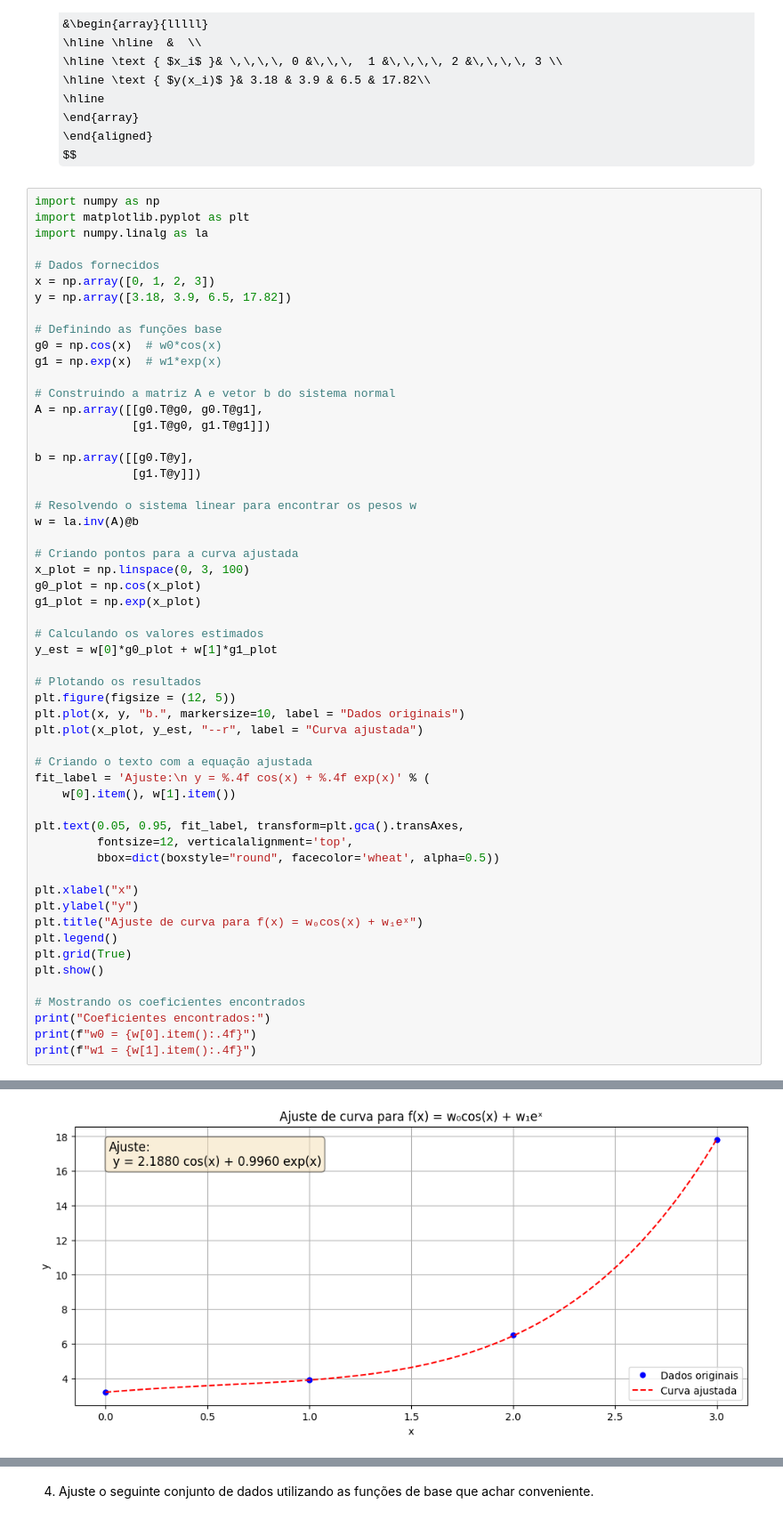
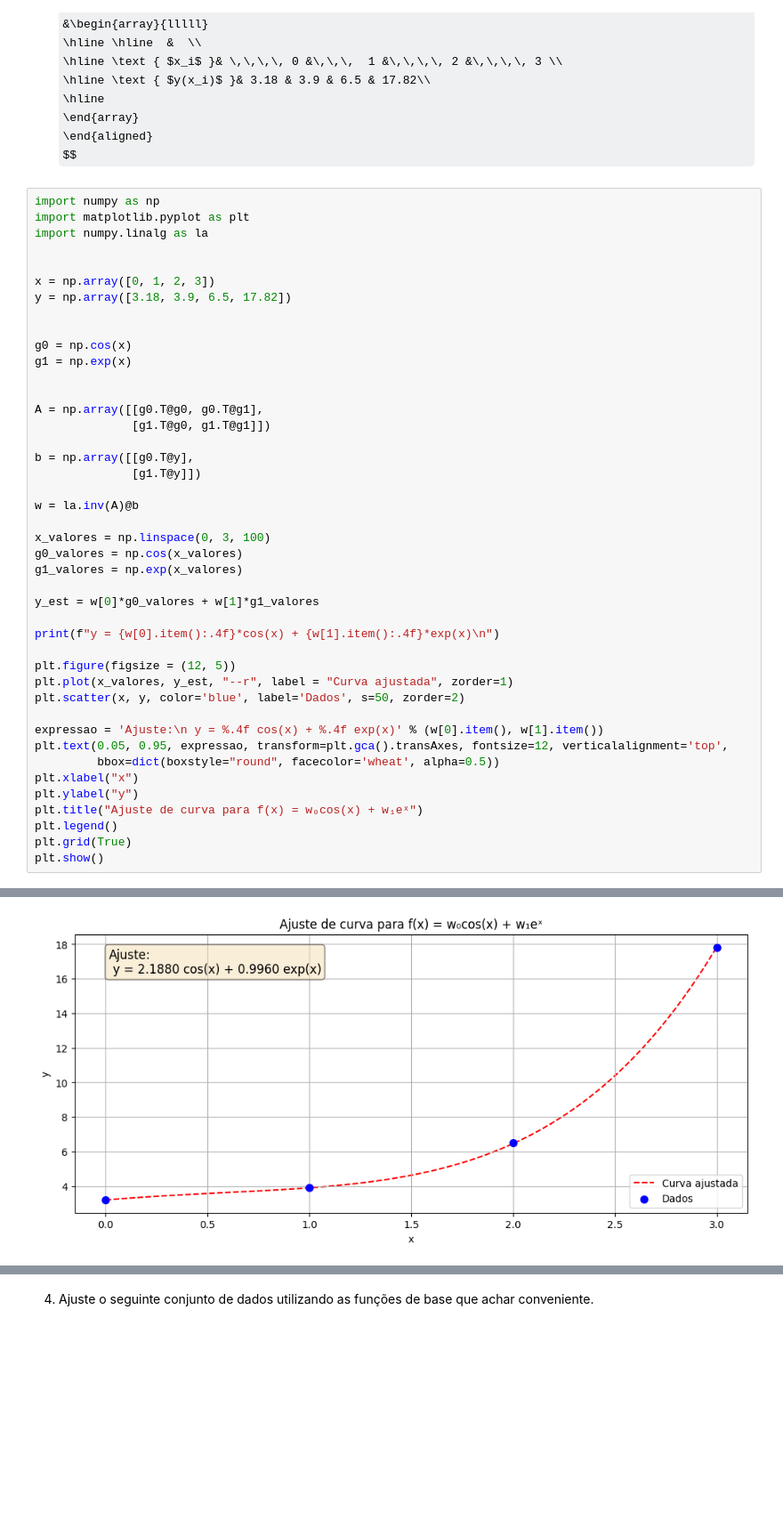
Before and after one commit to DanielMedeiros1/LAB-CN, a Jupyter notebook: Lab_03.ipynb, the cells around one changed output, grey strips where cells are left out. Shown at 89% size. Saved outputs shown, nothing was run; the diff lists cells and outputs as text; some formulas as TeX source; blank space fills up the shorter version.

```diff
--- a/Lab_03.ipynb
+++ b/Lab_03.ipynb
@@ -283,54 +334,42 @@ import numpy as np
 import matplotlib.pyplot as plt
 import numpy.linalg as la
 
-# Dados fornecidos
+
 x = np.array([0, 1, 2, 3])
 y = np.array([3.18, 3.9, 6.5, 17.82])
 
-# Definindo as funções base
-g0 = np.cos(x)  # w0*cos(x)
-g1 = np.exp(x)  # w1*exp(x)
 
-# Construindo a matriz A e vetor b do sistema normal
+g0 = np.cos(x)
+g1 = np.exp(x)
+
+
 A = np.array([[g0.T@g0, g0.T@g1],
               [g1.T@g0, g1.T@g1]])
 
 b = np.array([[g0.T@y],
               [g1.T@y]])
 
-# Resolvendo o sistema linear para encontrar os pesos w
 w = la.inv(A)@b
 
-# Criando pontos para a curva ajustada
-x_plot = np.linspace(0, 3, 100)
-g0_plot = np.cos(x_plot)
-g1_plot = np.exp(x_plot)
+x_valores = np.linspace(0, 3, 100)
+g0_valores = np.cos(x_valores)
+g1_valores = np.exp(x_valores)
 
-# Calculando os valores estimados
-y_est = w[0]*g0_plot + w[1]*g1_plot
+y_est = w[0]*g0_valores + w[1]*g1_valores
 
-# Plotando os resultados
+print(f"y = {w[0].item():.4f}*cos(x) + {w[1].item():.4f}*exp(x)\n")
+
 plt.figure(figsize = (12, 5))
-plt.plot(x, y, "b.", markersize=10, label = "Dados originais")
-plt.plot(x_plot, y_est, "--r", label = "Curva ajustada")
+plt.plot(x_valores, y_est, "--r", label = "Curva ajustada", zorder=1)
+plt.scatter(x, y, color='blue', label='Dados', s=50, zorder=2)
 
-# Criando o texto com a equação ajustada
-fit_label = 'Ajuste:\n y = %.4f cos(x) + %.4f exp(x)' % (
-    w[0].item(), w[1].item())
-
-plt.text(0.05, 0.95, fit_label, transform=plt.gca().transAxes,
-         fontsize=12, verticalalignment='top',
+expressao = 'Ajuste:\n y = %.4f cos(x) + %.4f exp(x)' % (w[0].item(), w[1].item())
+plt.text(0.05, 0.95, expressao, transform=plt.gca().transAxes, fontsize=12, verticalalignment='top',
          bbox=dict(boxstyle="round", facecolor='wheat', alpha=0.5))
-
 plt.xlabel("x")
 plt.ylabel("y")
 plt.title("Ajuste de curva para f(x) = w₀cos(x) + w₁eˣ")
 plt.legend()
 plt.grid(True)
 plt.show()
-
-# Mostrando os coeficientes encontrados
-print("Coeficientes encontrados:")
-print(f"w0 = {w[0].item():.4f}")
-print(f"w1 = {w[1].item():.4f}")
 # %% [output]
@@ -337 +377 @@ print(f"w1 = {w[1].item():.4f}")
-[figure, old version]
+[figure, new version]
```
Also changed, not shown: parts of 4 cells of this notebook.
